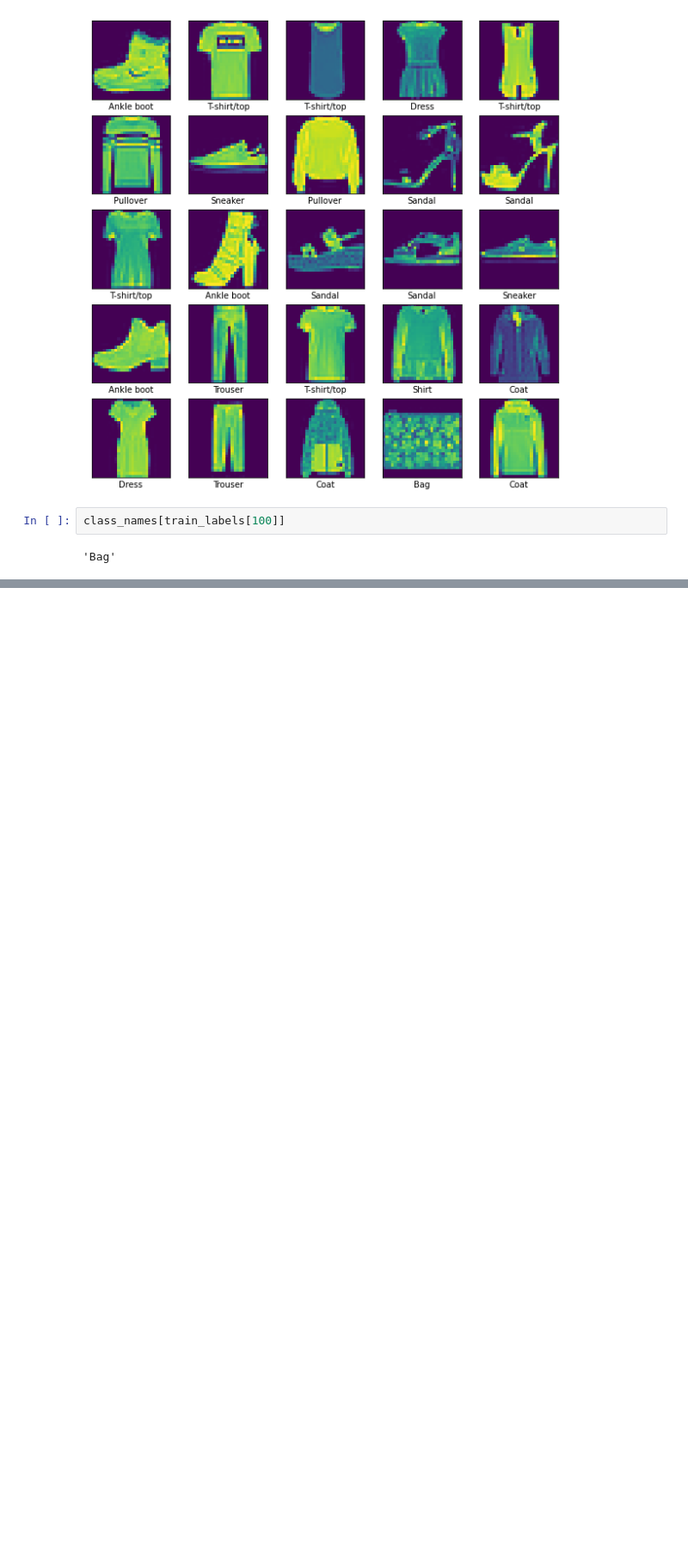
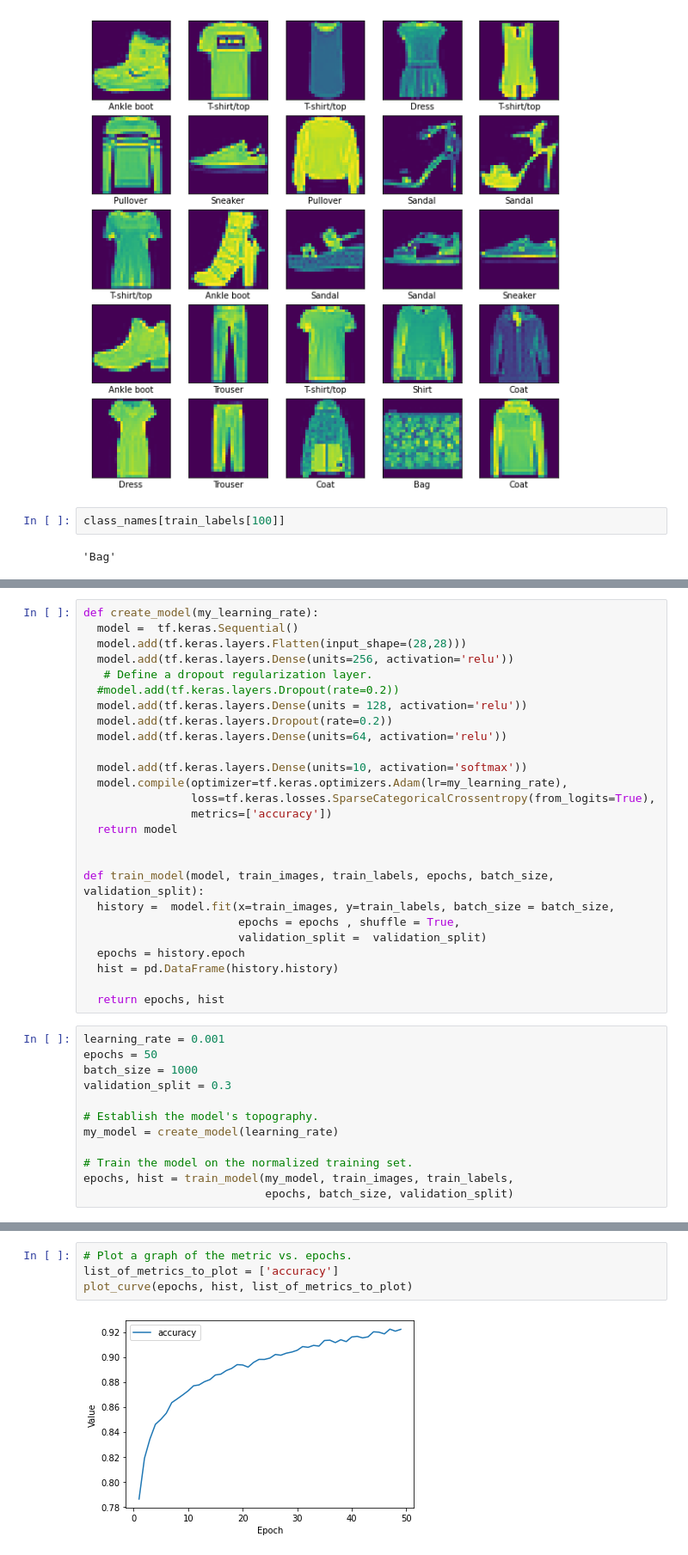
Before and after one commit to kjcoursera/TensorFlow, a Jupyter notebook: Classify_images_of_clothing.ipynb, the cells around one changed output, grey strips where cells are left out. Shown at 86% size. Cells and saved outputs as stored; diff of their text form; blank space fills up the shorter version.

```diff
--- a/Classify_images_of_clothing.ipynb
+++ b/Classify_images_of_clothing.ipynb
@@ -63,0 +88,38 @@ class_names[train_labels[100]]
+# %%
+def create_model(my_learning_rate):
+  model =  tf.keras.Sequential()
+  model.add(tf.keras.layers.Flatten(input_shape=(28,28)))
+  model.add(tf.keras.layers.Dense(units=256, activation='relu'))
+   # Define a dropout regularization layer.
+  #model.add(tf.keras.layers.Dropout(rate=0.2))
+  model.add(tf.keras.layers.Dense(units = 128, activation='relu'))
+  model.add(tf.keras.layers.Dropout(rate=0.2))
+  model.add(tf.keras.layers.Dense(units=64, activation='relu'))
+
+  model.add(tf.keras.layers.Dense(units=10, activation='softmax'))
+  model.compile(optimizer=tf.keras.optimizers.Adam(lr=my_learning_rate),
+                loss=tf.keras.losses.SparseCategoricalCrossentropy(from_logits=True),
+                metrics=['accuracy'])
+  return model
+
+
+def train_model(model, train_images, train_labels, epochs, batch_size, validation_split):
+  history =  model.fit(x=train_images, y=train_labels, batch_size = batch_size,
+                       epochs = epochs , shuffle = True,
+                       validation_split =  validation_split)
+  epochs = history.epoch
+  hist = pd.DataFrame(history.history)
+
+  return epochs, hist
+# %%
+learning_rate = 0.001
+epochs = 50
+batch_size = 1000
+validation_split = 0.3
+
+# Establish the model's topography.
+my_model = create_model(learning_rate)
+
+# Train the model on the normalized training set.
+epochs, hist = train_model(my_model, train_images, train_labels,
+                           epochs, batch_size, validation_split)
@@ -63,0 +151,6 @@ class_names[train_labels[100]]
+# %%
+# Plot a graph of the metric vs. epochs.
+list_of_metrics_to_plot = ['accuracy']
+plot_curve(epochs, hist, list_of_metrics_to_plot)
+# %% [output]
+[figure, added]
```
Also changed, not shown: parts of 15 cells of this notebook.
